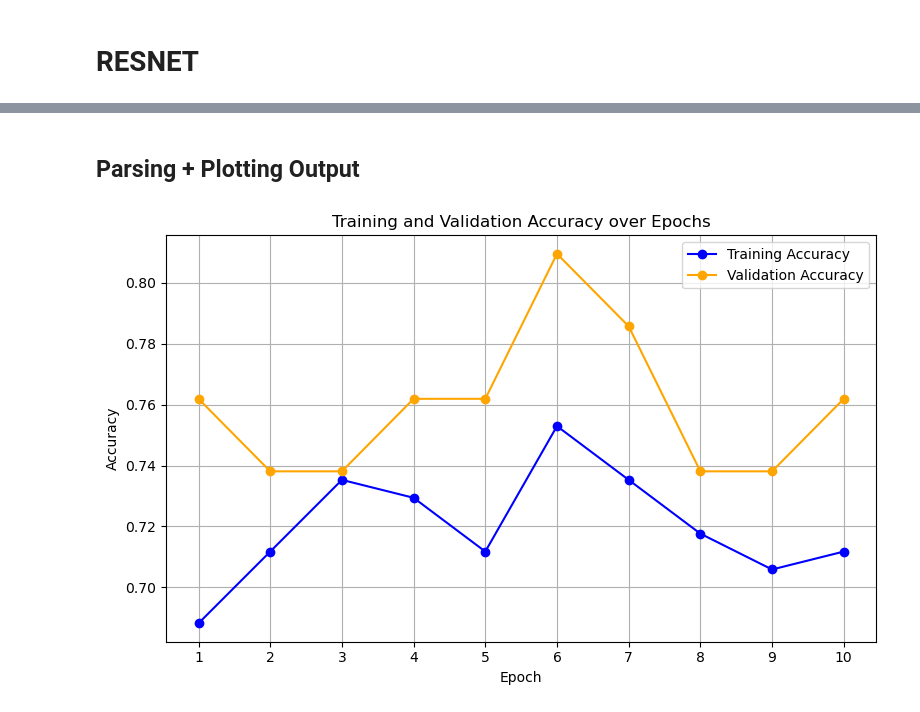
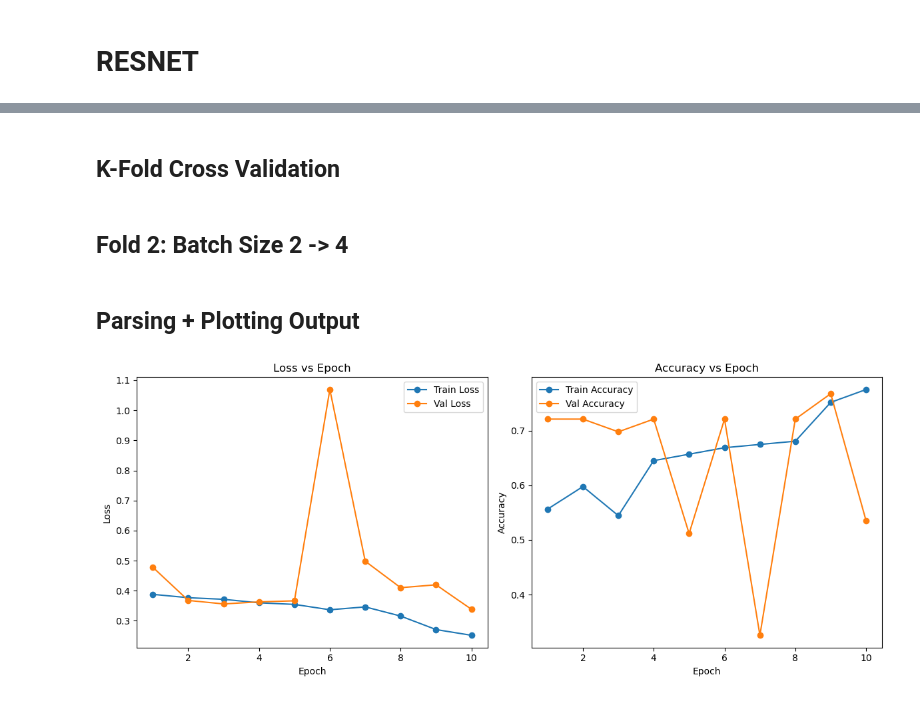
Before and after one commit to edwin-ma26/mama-mia-seg-qc, a Jupyter notebook: models.ipynb, the cells around one changed output, grey strips where cells are left out. Saved outputs shown, nothing was run; the diff lists cells and outputs as text; code cells hidden in the pictures.

```diff
--- a/models.ipynb
+++ b/models.ipynb
@@ -207,3 +637,5 @@ def train_single_gpu():
 if __name__ == "__main__":
     print("[MAIN] Calling train_single_gpu()...", flush=True)
     train_single_gpu()
+# %% [markdown]
+## K-Fold Cross Validation
@@ -210,61 +974,52 @@ if __name__ == "__main__":
+# %% [markdown]
+## Fold 2: Batch Size 2 -> 4
 # %% [markdown]
 ## Parsing + Plotting Output
 # %%
 import re
 import matplotlib.pyplot as plt
 
-# Load log text
-log_path = "output_11963112.txt"
-with open(log_path, "r") as file:
-    log_text = file.read()
+# Load the log file
+log_path = "output_12040404.txt"
+with open(log_path, "r") as f:
+    log = f.read()
 
-# Extract validation accuracy and epoch number
-val_acc_pattern = r"\[VAL\]\[Epoch (\d+)\] Loss: [\d\.]+ \| Accuracy: ([\d\.]+)"
-val_results = re.findall(val_acc_pattern, log_text)
-val_epochs = [int(e) for e, _ in val_results]
-val_accs = [float(acc) for _, acc in val_results]
+# Patterns for training and validation
+train_pattern = r"\[TRAIN\]\[JSON\]\[Epoch (\d+)\] Loss: ([\d\.]+) \| Acc: ([\d\.]+)"
+val_pattern = r"\[VAL\]\[JSON\]\[Epoch (\d+)\] Loss: ([\d\.]+) \| Acc: ([\d\.]+)"
 
-# Extract training accuracy per epoch by parsing predictions and targets
-train_pattern = r"\[TRAIN\]\[Epoch (\d+)\]\[Batch \d+\] Loss: [\d\.]+ \| Preds: \[([\d\. ]+)\] \| Targets: \[([\d\. ]+)\]"
+train_matches = re.findall(train_pattern, log)
+val_matches = re.findall(val_pattern, log)
 
-train_data = re.findall(train_pattern, log_text)
+# Convert to lists
+train_epochs = [int(m[0]) for m in train_matches]
+train_loss = [float(m[1]) for m in train_matches]
+train_acc = [float(m[2]) for m in train_matches]
 
-# Organize data by epoch
-from collections import defaultdict
+val_epochs = [int(m[0]) for m in val_matches]
+val_loss = [float(m[1]) for m in val_matches]
+val_acc = [float(m[2]) for m in val_matches]
 
-train_correct = defaultdict(int)
-train_total = defaultdict(int)
+# Plotting
+plt.figure(figsize=(12, 5))
 
-for epoch, preds_str, targets_str in train_data:
-    epoch = int(epoch)
-    preds = list(map(float, preds_str.strip().split()))
-    targets = list(map(float, targets_str.strip().split()))
+plt.subplot(1, 2, 1)
+plt.plot(train_epochs, train_loss, label='Train Loss', marker='o')
+plt.plot(val_epochs, val_loss, label='Val Loss', marker='o')
+plt.xlabel("Epoch")
+plt.ylabel("Loss")
+plt.title("Loss vs Epoch")
+plt.legend()
 
-    # Convert predicted probabilities to binary predictions (>= 0.5 is class 1)
-    preds_binary = [1 if p >= 0.5 else 0 for p in preds]
-    targets_binary = [int(t) for t in targets]
-
-    correct = sum(p == t for p, t in zip(preds_binary, targets_binary))
-    total = len(targets_binary)
-
-    train_correct[epoch] += correct
-    train_total[epoch] += total
-
-# Compute accuracy per epoch
-train_epochs = sorted(train_correct.keys())
-train_accs = [train_correct[e] / train_total[e] for e in train_epochs]
-
-# Plot both training and validation accuracy
-plt.figure(figsize=(8, 5))
-plt.plot(train_epochs, train_accs, marker="o", label="Training Accuracy", color="blue")
-plt.plot(val_epochs, val_accs, marker="o", label="Validation Accuracy", color="orange")
-plt.title("Training and Validation Accuracy over Epochs")
+plt.subplot(1, 2, 2)
+plt.plot(train_epochs, train_acc, label='Train Accuracy', marker='o')
+plt.plot(val_epochs, val_acc, label='Val Accuracy', marker='o')
 plt.xlabel("Epoch")
 plt.ylabel("Accuracy")
-plt.xticks(train_epochs)
-plt.grid(True)
+plt.title("Accuracy vs Epoch")
 plt.legend()
+
 plt.tight_layout()
 plt.show()
 # %% [output]
-[figure, old version]
+[figure, new version]
```
Also changed, not shown: parts of 7 cells of this notebook, 1 other file.
